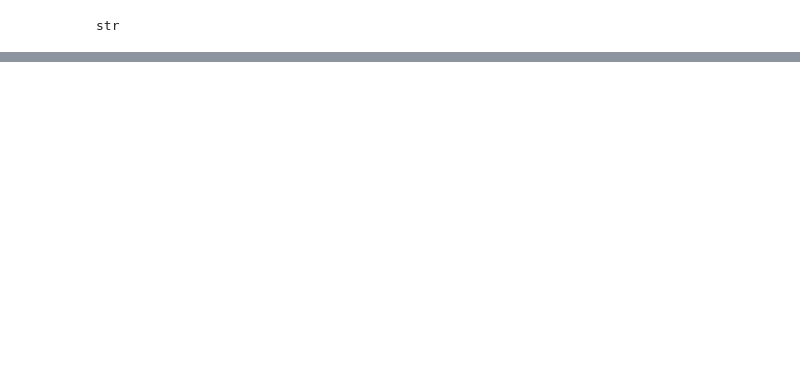
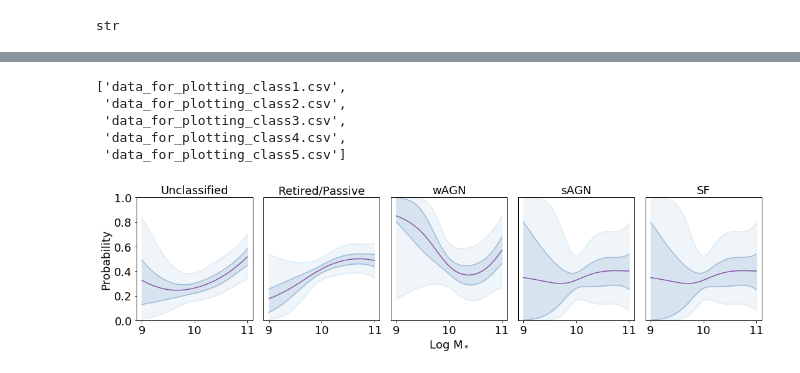
Before and after one commit to mdastro/UVupturn-RSGs, a Jupyter notebook: UtilitiesCodes/UVup_EVOL_PLOTS.ipynb, the cells around one changed output, grey strips where cells are left out. Saved outputs shown, nothing was run; the diff lists cells and outputs as text; code cells hidden in the pictures; blank space fills up the shorter version.

```diff
--- a/UtilitiesCodes/UVup_EVOL_PLOTS.ipynb
+++ b/UtilitiesCodes/UVup_EVOL_PLOTS.ipynb
@@ -89,0 +236,51 @@ plt.savefig??
+# %%
+files_fit_to_plot = []
+for i in range(all_files_dir.size):
+    if all_files_dir[i][0:17]==name:
+        files_fit_to_plot.append(all_files_dir[i])
+    else:
+        continue
+# %%
+files_fit_to_plot
+# %% [output]
+['data_for_plotting_class1.csv',
+ 'data_for_plotting_class2.csv',
+ 'data_for_plotting_class3.csv',
+ 'data_for_plotting_class4.csv',
+ 'data_for_plotting_class5.csv']
+# %%
+fit_palette = ['#e0ecf4','#9ebcda','#8856a7']
+plt.subplots(figsize=(15,4))
+for i in range(len(files_fit_to_plot)):
+    current_class = pd.read_csv(os.path.join(results_path, files_fit_to_plot[i]))
+    plot_temp = plt.subplot(1, 5, (i+1))
+    plt.plot(current_class['LOG_STELLAR_MASS'], current_class['mean'], '-', color=fit_palette[2])
+    plt.plot(current_class['LOG_STELLAR_MASS'], current_class['25%'], '-', color=fit_palette[1])
+    plt.plot(current_class['LOG_STELLAR_MASS'], current_class['75%'], '-', color=fit_palette[1])
+
+    plt.fill_between(current_class['LOG_STELLAR_MASS'], current_class['25%'], current_class['75%'],
+                     color=fit_palette[1], alpha=0.5)
+
+    plt.plot(current_class['LOG_STELLAR_MASS'], current_class['2.5%'], '-', color=fit_palette[0])
+    plt.plot(current_class['LOG_STELLAR_MASS'], current_class['97.5%'], '-', color=fit_palette[0])
+    plt.fill_between(current_class['LOG_STELLAR_MASS'], current_class['2.5%'], current_class['97.5%'],
+                     color=fit_palette[0], alpha=0.5)
+    plt.title("%s" % (whan_classes[i]), fontsize=18)
+    plt.rcParams.update(plotpars)
+    plt.ylim([0., 1.])
+    plt.xticks([9, 10, 11])
+    if i==0:
+        plt.ylabel('Probability')
+    elif i>0:
+        plot_temp.yaxis.set_visible(False)
+        if i==2:
+            plt.xlabel('Log $\mathrm{M_*}$')
+        else:
+            continue
+
+    plt.tight_layout()
+plt.savefig(os.path.join(figs_paper_path, 'mass_regression_meanZ.png'))
+plt.savefig(os.path.join(figs_paper_path, 'mass_regression_meanZ.pdf'))
+plt.show()
+# %% [output]
+[figure, added]
```
Also changed, not shown: parts of 9 cells of this notebook, 1 other file.
